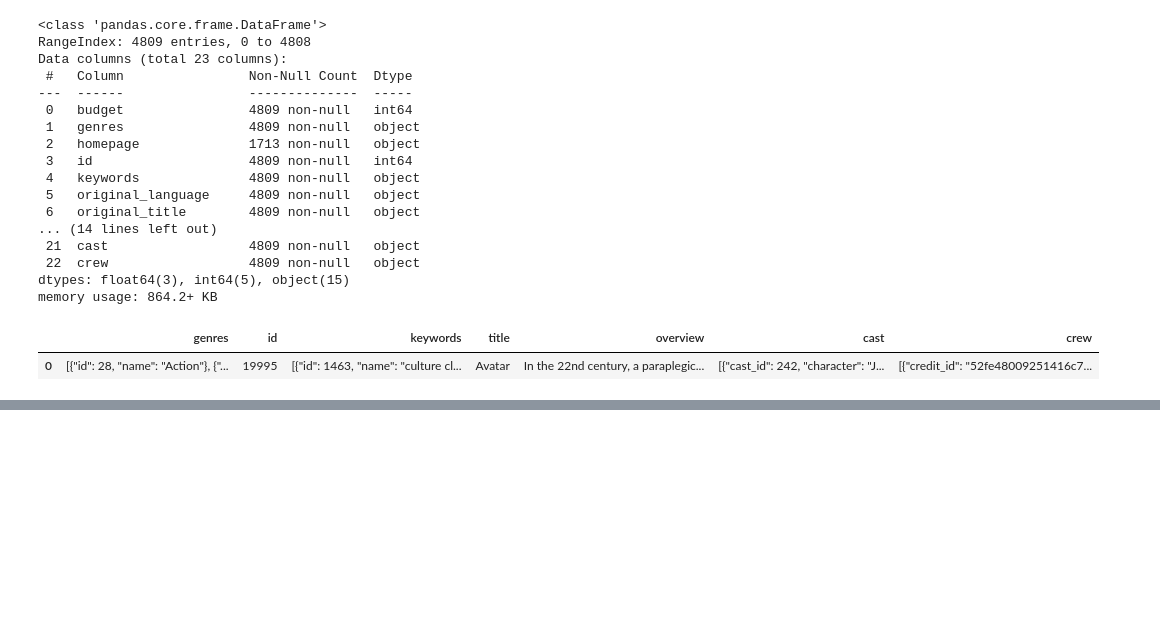
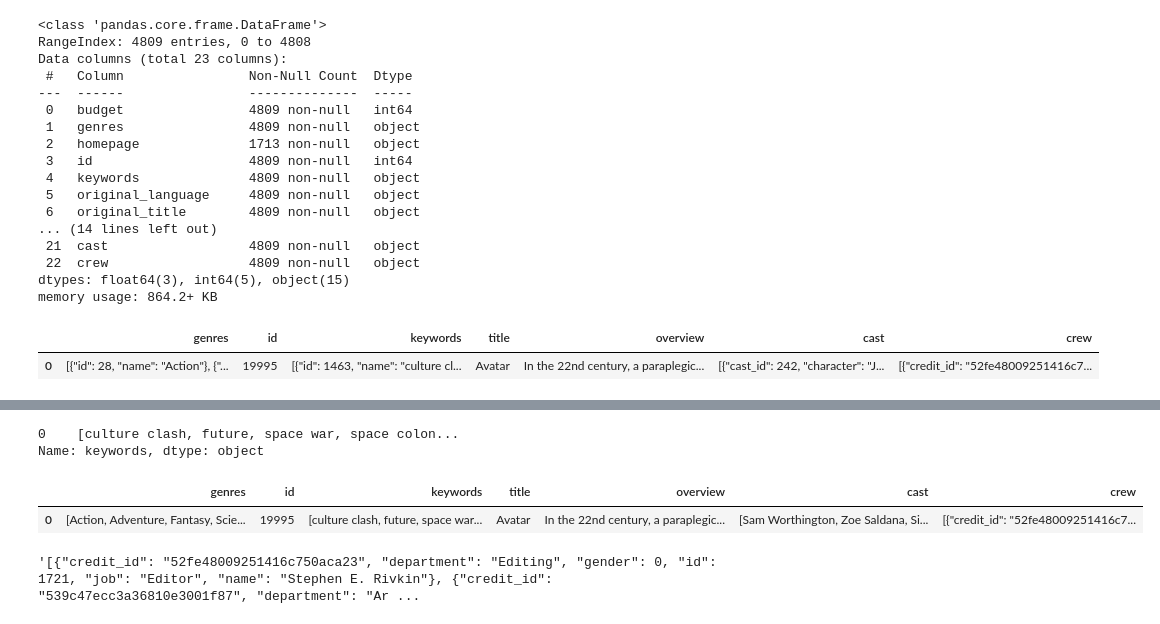
Before and after one commit to SakshiKhatiwada/projects-challenge, a Jupyter notebook: Project1_Movie_Recommender_System/movie-recommender.ipynb, the cells around one changed output, grey strips where cells are left out. Cells and saved outputs as stored; diff of their text form; code cells hidden in the pictures; blank space fills up the shorter version.

```diff
--- a/Project1_Movie_Recommender_System/movie-recommender.ipynb
+++ b/Project1_Movie_Recommender_System/movie-recommender.ipynb
@@ -51,0 +120,32 @@ movies.head(1)
+# %%
+movies['genres'] = movies['genres'].apply(convert)
+# %%
+movies['keywords'] = movies['keywords'].apply(convert)
+# %%
+movies['keywords'].head(1)
+# %% [output]
+0    [culture clash, future, space war, space colon...
+Name: keywords, dtype: object
+# %%
+def convert_cast(obj):
+    li = []
+    counter = 0
+
+    for o in ast.literal_eval(obj):
+        if counter != 3: # we only need top 3 actors
+            li.append(o['name'])
+            counter += 1
+        else:
+            break
+    return li
+# %%
+movies['cast'] = movies['cast'].apply(convert_cast)
+# %%
+movies.head(1)
+# %% [output]
+|  | genres | id | keywords | title | overview | cast | crew |
+| 0 | [Action, Adventure, Fantasy, Scie... | 19995 | [culture clash, future, space war... | Avatar | In the 22nd century, a paraplegic... | [Sam Worthington, Zoe Saldana, Si... | [{"credit_id": "52fe48009251416c7... |
+# %%
+movies['crew'][0]
+# %% [output]
+'[{"credit_id": "52fe48009251416c750aca23", "department": "Editing", "gender": 0, "id": 1721, "job": "Editor", "name": "Stephen E. Rivkin"}, {"credit_id": "539c47ecc3a36810e3001f87", "department": "Ar ...
```
Also changed, not shown: parts of 10 cells of this notebook.
